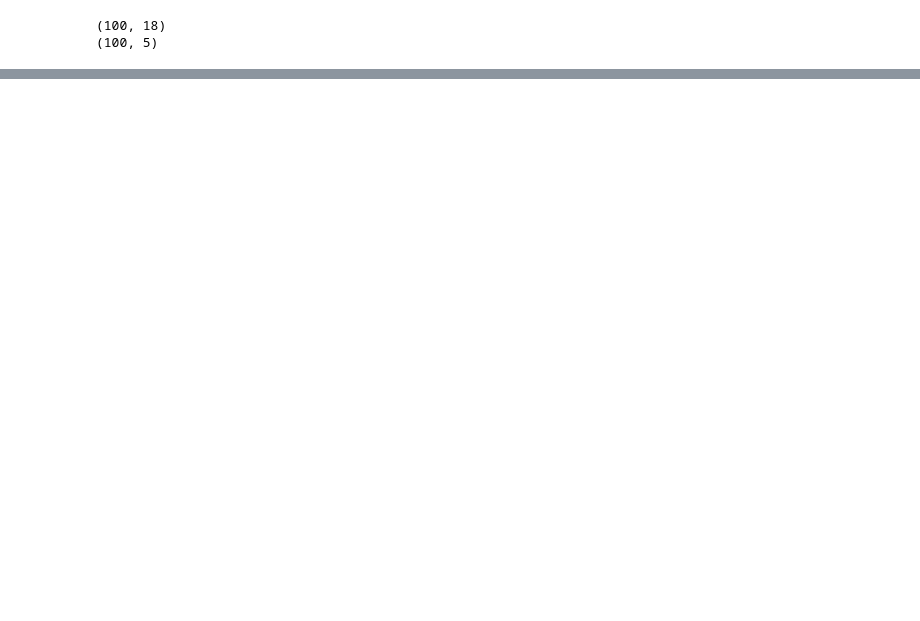
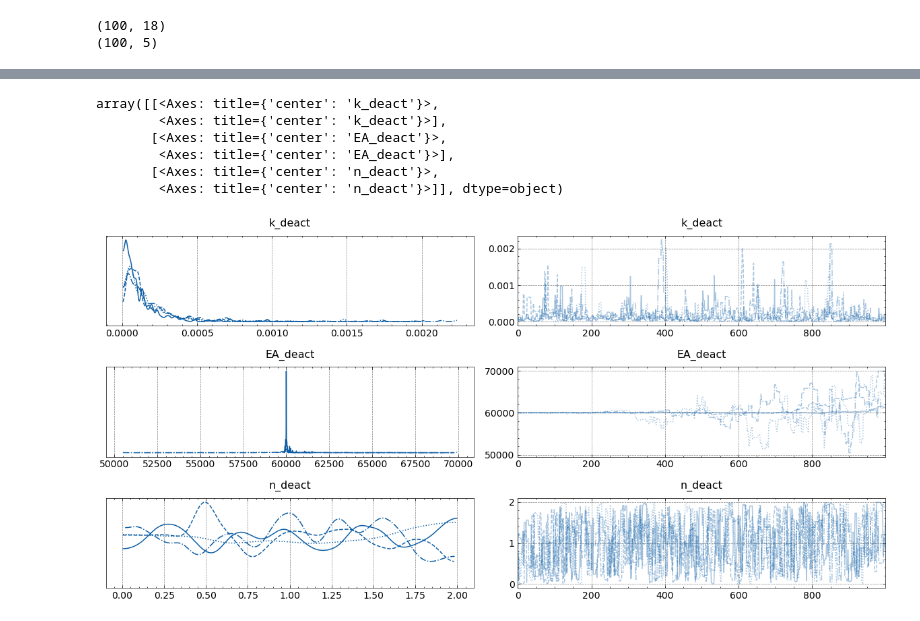
Before and after one commit to ChemRxnEngLab/BayesianIO4kinetics, a Jupyter notebook: HSA_Cam_B_001.ipynb, the cells around one changed output, grey strips where cells are left out. Saved outputs shown, nothing was run; the diff lists cells and outputs as text; code cells hidden in the pictures; blank space fills up the shorter version.

```diff
--- a/HSA_Cam_B_001.ipynb
+++ b/HSA_Cam_B_001.ipynb
@@ -177,0 +340,12 @@ True
+# %%
+import nutpie, numpyro
+
+vars_list = list(model.values_to_rvs.keys())[:-1]
+with model:
+    posterior_idata = pm.sample(
+        # step=[pm.DEMetropolisZ(vars=vars_list)],
+        tune=200,
+        draws=1000,
+        random_seed=43,
+        # target_accept=0.95,
+    )
@@ -177,0 +358,12 @@ True
+# %%
+import arviz as az
+
+az.plot_trace(posterior_idata, var_names=["k_deact", "EA_deact", "n_deact"])
+# %% [output]
+array([[<Axes: title={'center': 'k_deact'}>,
+        <Axes: title={'center': 'k_deact'}>],
+       [<Axes: title={'center': 'EA_deact'}>,
+        <Axes: title={'center': 'EA_deact'}>],
+       [<Axes: title={'center': 'n_deact'}>,
+        <Axes: title={'center': 'n_deact'}>]], dtype=object)
+[figure, added]
```
Also changed, not shown: parts of 20 cells of this notebook, 26 other files.
